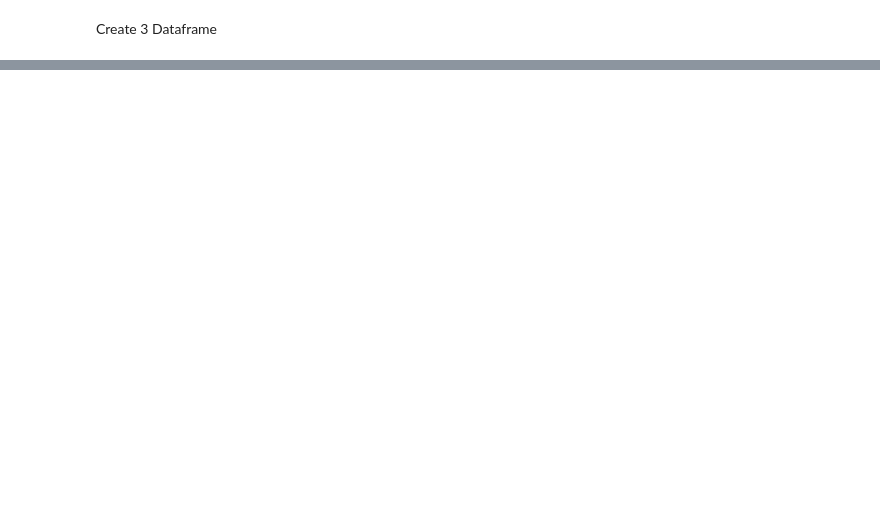
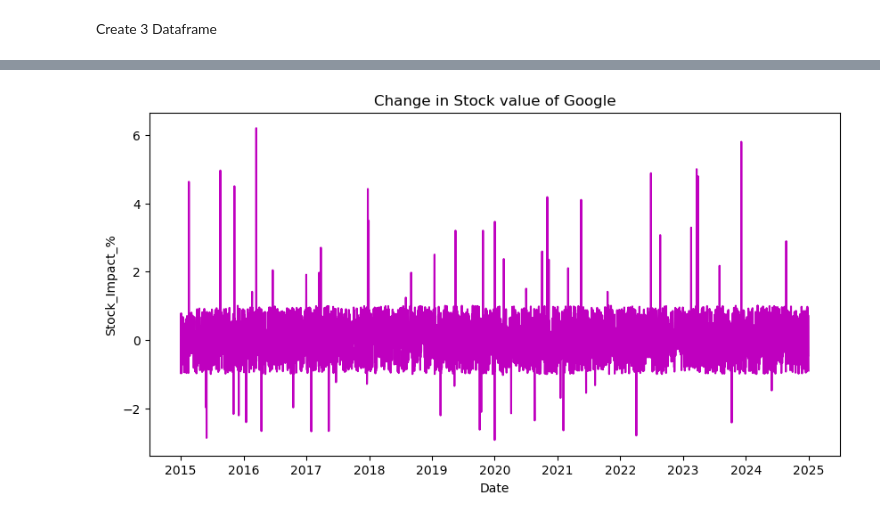
Before and after one commit to GilangPradnyana/UDEMY_PYTHON, a Jupyter notebook: PROJECT/STOCK/main.ipynb, the cells around one changed output, grey strips where cells are left out. Cells and saved outputs as stored; diff of their text form; code cells hidden in the pictures; blank space fills up the shorter version.

```diff
--- a/PROJECT/STOCK/main.ipynb
+++ b/PROJECT/STOCK/main.ipynb
@@ -234,0 +247,12 @@ data_meta
+# %%
+plt.figure(figsize=(10,5))
+
+plt.plot(data_google["Date"], data_google['Stock_Impact_%'], color="m" )
+
+plt.title("Change in Stock value of Google")
+plt.xlabel("Date")
+plt.ylabel("Stock_Impact_%")
+
+plt.show()
+# %% [output]
+[figure, added]
```
Also changed, not shown: parts of 50 cells of this notebook.
